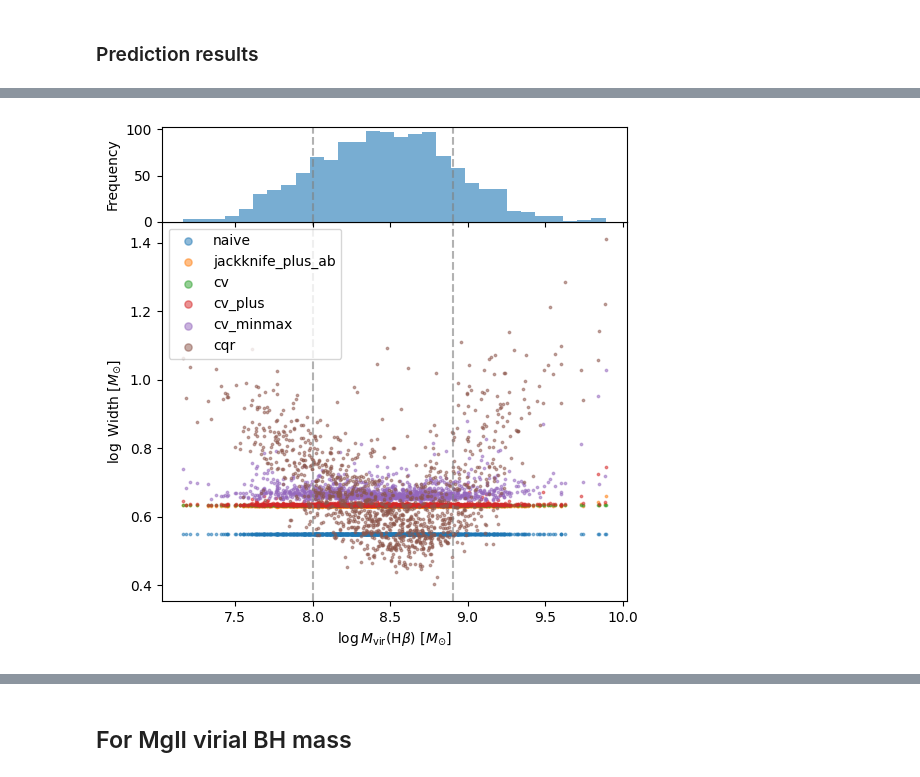
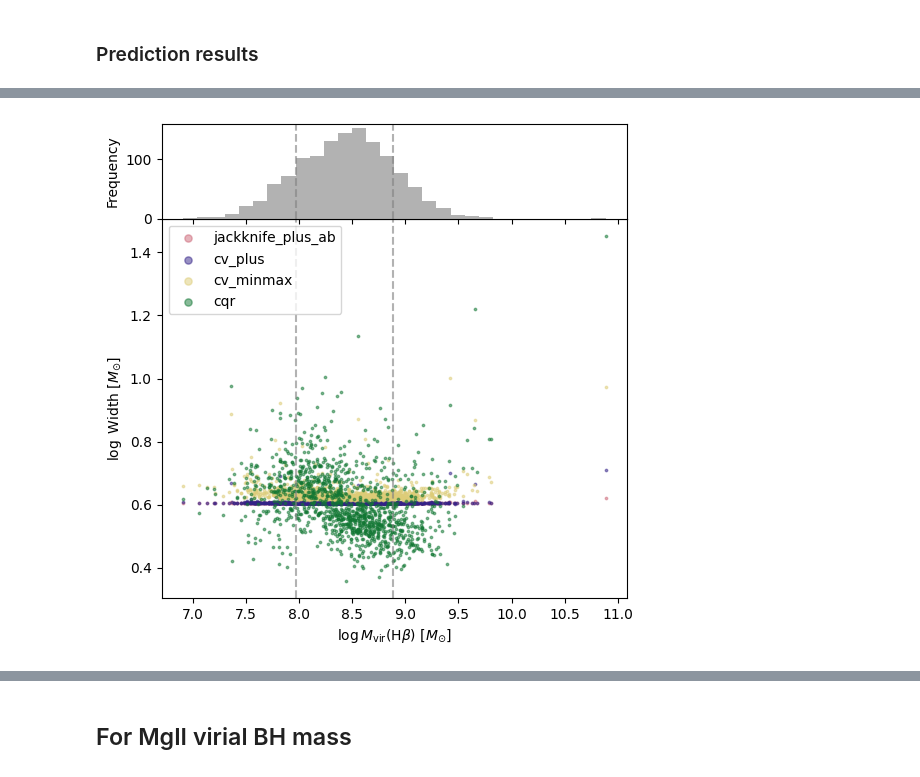
Before and after one commit to yongsukyee/uncertain_blackholemass, a Jupyter notebook: notebooks/conformalregressor.ipynb, the cells around one changed output, grey strips where cells are left out. Cells and saved outputs as stored; diff of their text form; code cells hidden in the pictures.

```diff
--- a/notebooks/conformalregressor.ipynb
+++ b/notebooks/conformalregressor.ipynb
@@ -5,6 +5,8 @@ import sys
 sys.path.append("..")
 
 from pathlib import Path
+from scipy import stats
+from sklearn.linear_model import QuantileRegressor
 from sklearn.metrics import r2_score
 from sklearn.model_selection import cross_val_score, train_test_split
 
@@ -15,6 +17,12 @@ import time
 
 from lib.get_config import get_config
 cfg = get_config('../config/config.yaml')
+import lib.plot_utils as plot_utils
+
+# Set matplotlib default color
+from cycler import cycler
+import matplotlib as mpl
+mpl.rcParams['axes.prop_cycle'] = cycler(color=plot_utils.cb_qualitative_ptol())
 # %% [output]
 Load config file >> ../config/config.yaml
 # %%
@@ -156,7 +180,7 @@ def plot_widthvsbintarget(uq_dict, strategy='cqr', roundto=0.5, xlabel=None, yla
 ### Load output files
 # %%
 # Features
-logdir_exp = Path(cfg['data_dir'], 'logs', '20230310/184508_LOGMBH_HB')
+logdir_exp = Path(cfg['data_dir'], 'logs', '20230323/000956_LOGMBH_HB')
 
 datasplit_idx = pd.read_pickle(Path(logdir_exp, 'datasplitidx.pkl'))
 datasplit_idx['valid'], datasplit_idx['test'] = train_test_split(datasplit_idx['test'], test_size=cfg['frac_test_size'], random_state=cfg['seed'])
@@ -167,13 +191,14 @@ feature_keys = [k for k in df_features.columns if isinstance(k, int)]
 dffeatures_train = df_features.loc[datasplit_idx['train']]
 dffeatures_valid = df_features.loc[datasplit_idx['valid']]
 dffeatures_test = df_features.loc[datasplit_idx['test']]
+df_test = pd.merge(dffeatures_test['objid'], df, how='inner', left_on=['objid'], right_on=['OBJID'])
 # %%
 # Regressors
 estimator = pd.read_pickle(Path(logdir_exp, 'estimator_optim.pkl'))
 print(f"Best estimator >> {estimator}")
 estimator_q = pd.read_pickle(Path(logdir_exp, 'estimatorq_optim.pkl'))
 print(f"Best estimator >> {estimator_q}")
-y_pred, y_pis, uq_dict = pd.read_pickle(Path(logdir_exp, 'mapieuq_pred.pkl'))
+y_pred_hbeta, y_pis_hbeta, uq_dict = pd.read_pickle(Path(logdir_exp, 'mapieuq_pred.pkl'))
 df_picp = pd.read_pickle(Path(logdir_exp, 'mapieuq_picp_alpha.pkl'))
 df_mpiw = pd.read_pickle(Path(logdir_exp, 'mapieuq_mpiw_alpha.pkl'))
 # %% [output]
@@ -213,6 +239,6 @@ plot_allpredvstargetuq(uq_dict, tstd=0.2,
 # %%
-plotjoint_widthvstargetuq(uq_dict,
+plotjoint_widthvstargetuq(uq_dict, strategies=['jackknife_plus_ab', 'cv_plus', 'cv_minmax', 'cqr'],
                           xlabel=r'$\log M_{\mathrm{vir}}(\mathrm{H}\beta)\ [M_{\odot}]$', ylabel=r'$\log$ Width $[M_{\odot}]$',
-                          lu_quantile=[0.5-0.6827/2, 0.5+0.6827/2], save_plot=True)
+                          lu_quantile=[0.5-0.6827/2, 0.5+0.6827/2], save_plotname='plots/jointwidthvstargetuq_hbeta.pdf')
 # %% [output]
-[figure, old version]
+[figure, new version]
```
Also changed, not shown: parts of 19 cells of this notebook.
